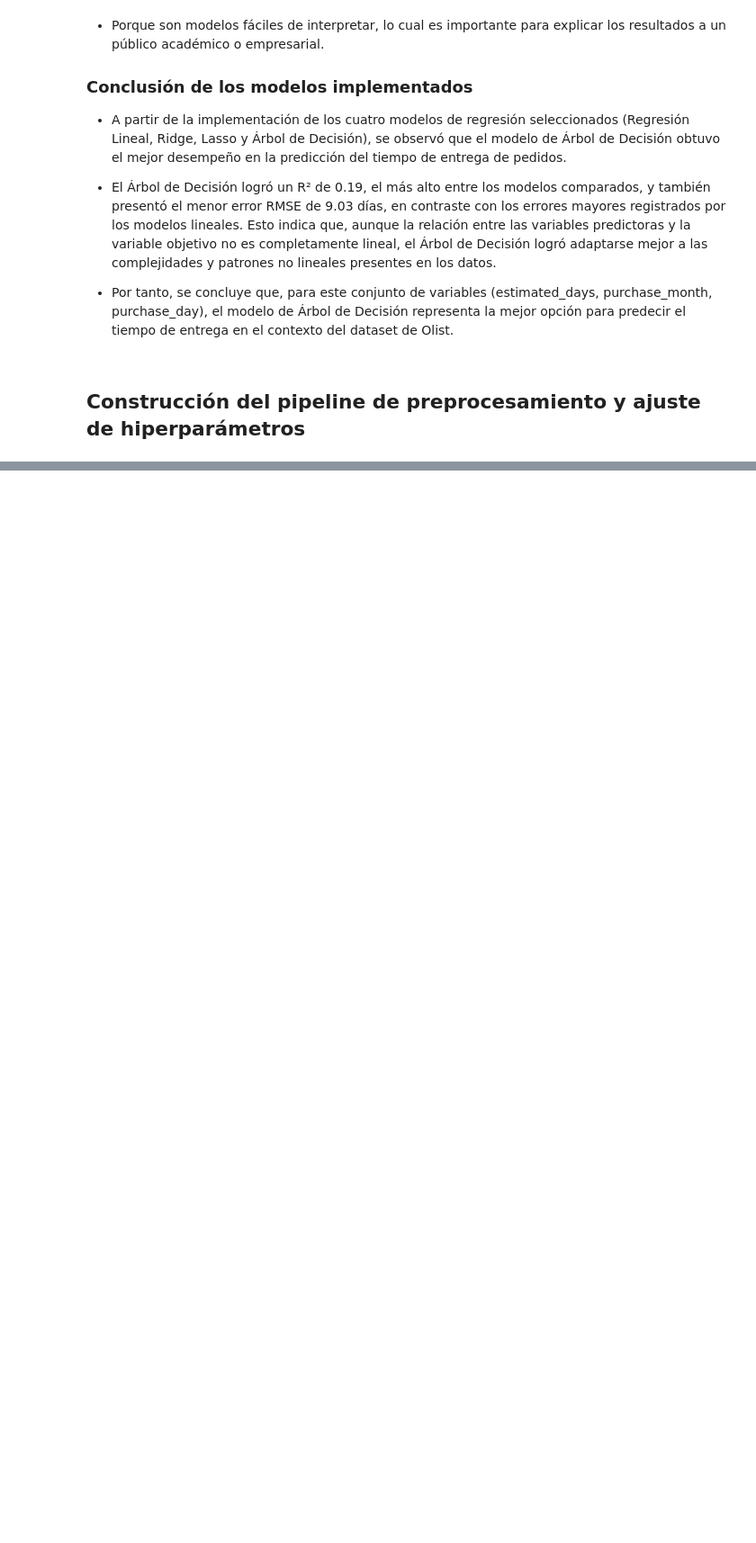
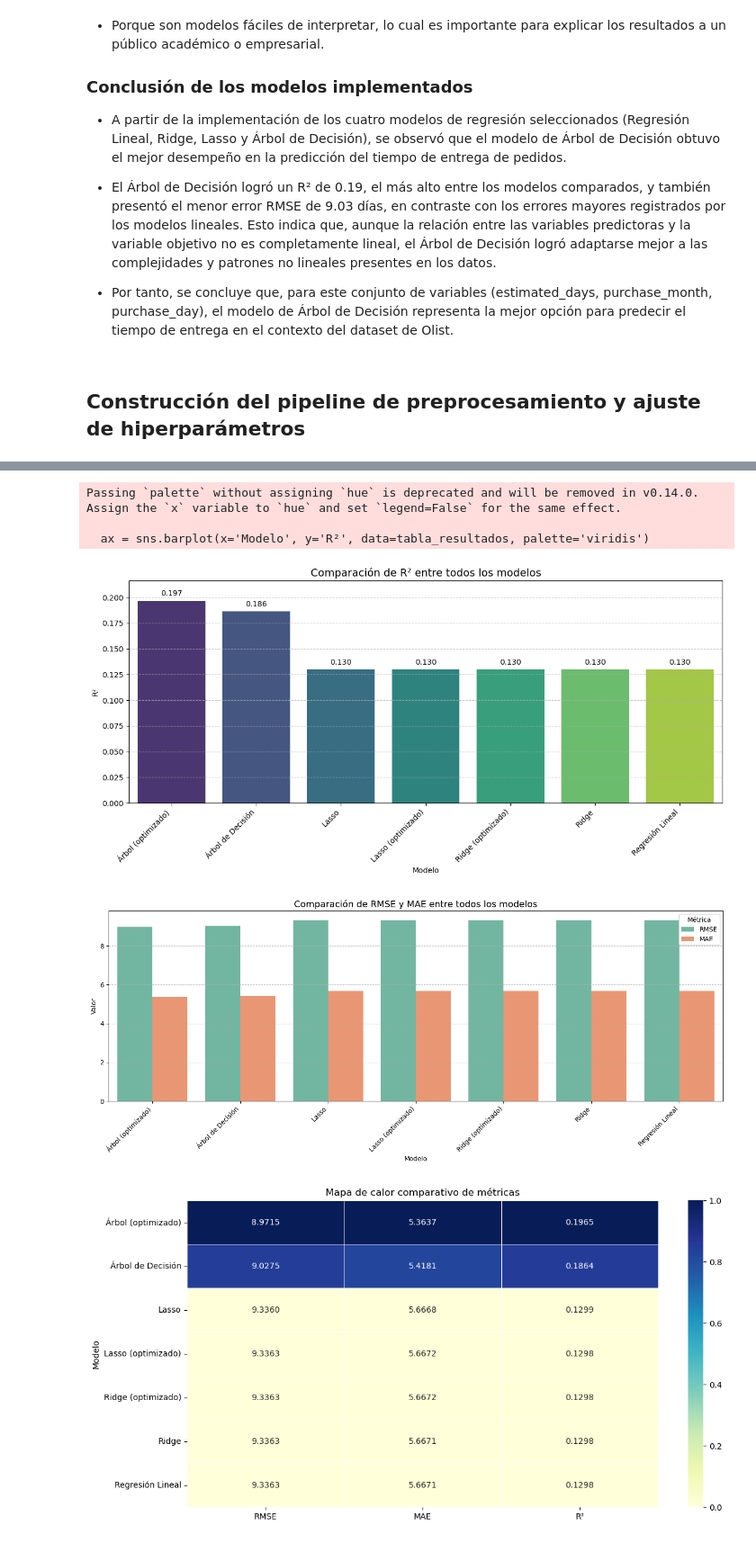
Before and after one commit to BrandonReyes0609/Proyecto3_MD, a Jupyter notebook: main.ipynb, the cells around one changed output, grey strips where cells are left out. Shown: that part at 90% size. Saved outputs shown, nothing was run; the diff lists cells and outputs as text; code cells hidden in the pictures; blank space fills up the shorter version.

Commit message:
Análisis de Resultados

```diff
--- a/main.ipynb
+++ b/main.ipynb
@@ -662,0 +813,57 @@ print("la capacidad de predecir los tiempos de entrega del dataset de Olist.")
+# %%
+plt.figure(figsize=(12, 6))
+ax = sns.barplot(x='Modelo', y='R²', data=tabla_resultados, palette='viridis')
+plt.title('Comparación de R² entre todos los modelos', fontsize=14)
+plt.xticks(rotation=45, ha='right')
+plt.grid(axis='y', linestyle='--', alpha=0.7)
+plt.ylim(0, max(tabla_resultados['R²'])*1.1)
+
+for i, bar in enumerate(ax.patches):
+    ax.text(
+        bar.get_x() + bar.get_width()/2,
+        bar.get_height() + 0.005,
+        f"{bar.get_height():.3f}",
+        ha='center',
+        fontsize=10
+    )
+
+plt.tight_layout()
+plt.show()
+
+plt.figure(figsize=(14, 6))
+
+df_metricas = pd.melt(
+    tabla_resultados,
+    id_vars=['Modelo'],
+    value_vars=['RMSE', 'MAE'],
+    var_name='Métrica',
+    value_name='Valor'
+)
+
+sns.barplot(x='Modelo', y='Valor', hue='Métrica', data=df_metricas, palette='Set2')
+plt.title('Comparación de RMSE y MAE entre todos los modelos', fontsize=14)
+plt.xticks(rotation=45, ha='right')
+plt.grid(axis='y', linestyle='--', alpha=0.7)
+plt.legend(title='Métrica')
+plt.tight_layout()
+plt.show()
+
+plt.figure(figsize=(12, 6))
+tabla_calor = tabla_resultados.set_index('Modelo')
+for col in tabla_calor.columns:
+    if col in ['RMSE', 'MAE']:
+        tabla_calor[col] = (tabla_calor[col].max() - tabla_calor[col]) / (tabla_calor[col].max() - tabla_calor[col].min())
+    else:
+        tabla_calor[col] = (tabla_calor[col] - tabla_calor[col].min()) / (tabla_calor[col].max() - tabla_calor[col].min())
+
+sns.heatmap(tabla_calor, cmap='YlGnBu', annot=tabla_resultados.set_index('Modelo'), fmt='.4f', linewidths=.5)
+plt.title('Mapa de calor comparativo de métricas', fontsize=12)
+plt.tight_layout()
+plt.show()
+# %% [output]
+Passing `palette` without assigning `hue` is deprecated and will be removed in v0.14.0. Assign the `x` variable to `hue` and set `legend=False` for the same effect.
+
+  ax = sns.barplot(x='Modelo', y='R²', data=tabla_resultados, palette='viridis')
+[figure, added]
+[figure, added]
+[figure, added]
```
Also changed, not shown: parts of 18 cells of this notebook.
